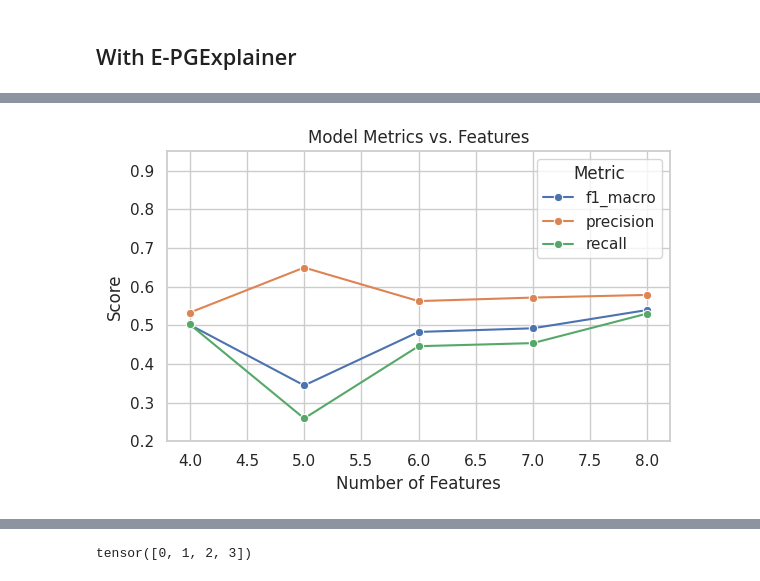
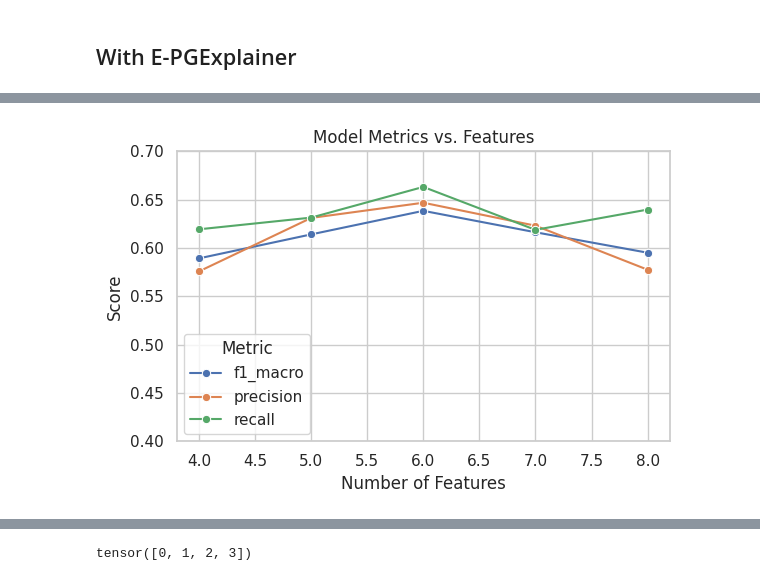
Before and after one commit to EANimesha/TrustGuard, a Jupyter notebook: Trustguard_NF_ToN_IoT.ipynb, the cells around one changed output, grey strips where cells are left out. Cells and saved outputs as stored; diff of their text form; code cells hidden in the pictures.

```diff
--- a/Trustguard_NF_ToN_IoT.ipynb
+++ b/Trustguard_NF_ToN_IoT.ipynb
@@ -599,6 +612,8 @@ class ExplainerModel(nn.Module):
     def __init__(self):
         super(ExplainerModel, self).__init__()
         self.elayers = nn.Sequential(
+            nn.Linear(256, 128),
+            nn.ReLU(),
             nn.Linear(128, 64),
             nn.ReLU(),
             nn.Linear(64, 8)
@@ -763,8 +778,8 @@ class PGExplainer(nn.Module):
               # row_emb = embed[row.long()]
               # self_emb = embed[inverse_indices[0]].repeat(sg.num_edges(), 1)
               # need to concat these if considering combine node-based edge embeddings with raw edge features
-              # emb = create_explainer_input(sg.edges(), embeds) # i think not needed because we do not consider on node embeddings
-              batched_embed.append(embed)
+              emb = create_explainer_input(sg.edges(), embed) # i think not needed because we do not consider on node embeddings
+              batched_embed.append(emb)
               batched_graph.append(sg)
               # print("train step edge:",edge_id)
 
@@ -2435,7 +2520,8 @@ def predict_one_vs_all(model,graph,nfeats, efeats,selected_features_per_class):
 selected_features_per_class_gnn ={0: [2, 6, 4, 1, 5, 7, 0, 3], 1: [3, 5, 1, 6, 7, 0, 4, 2], 2: [1, 5, 6, 0, 7, 4, 2, 3], 3: [5, 3, 0, 4, 6, 1, 2, 7]}
 
 #for e-pg
-selected_features_per_class_pg = {0: [5, 3, 6, 4, 1, 7, 2, 0], 1: [2, 0, 3, 4, 5, 1, 7, 6], 2: [6, 2, 5, 0, 3, 7, 4, 1], 3: [7, 4, 2, 6, 5, 3, 1, 0], 4: [3, 6, 1, 0, 5, 4, 2, 7], 5: [5, 1, 0, 2, 4, 6, 3, 7], 6: [7, 1, 5, 4, 6, 2, 0, 3]}
+selected_features_per_class_pg = {0: [1, 5, 3, 6, 2, 7, 0, 4], 1: [3, 7, 0, 5, 2, 1, 6, 4], 2: [7, 4, 1, 0, 5, 3, 2, 6], 3: [1, 6, 0, 4, 5, 2, 7, 3], 4: [2, 6, 4, 5, 3, 1, 7, 0], 5: [6, 7, 2, 3, 0, 1, 5, 4], 6: [3, 5, 4, 2, 0, 1, 7, 6]}
+# {0: [5, 3, 6, 4, 1, 7, 2, 0], 1: [2, 0, 3, 4, 5, 1, 7, 6], 2: [6, 2, 5, 0, 3, 7, 4, 1], 3: [7, 4, 2, 6, 5, 3, 1, 0], 4: [3, 6, 1, 0, 5, 4, 2, 7], 5: [5, 1, 0, 2, 4, 6, 3, 7], 6: [7, 1, 5, 4, 6, 2, 0, 3]}
 # %% [markdown]
 ## With E-GNNExplainer
 # %%
@@ -2566,6 +2652,7 @@ selected_features_per_class =selected_features_per_class_pg
 df_ova_results=[]
 
 for num in range(8,3,-1):
+  print(num)
   model = Model(num, 128, num, F.relu, 0.2).cuda()
   opt = th.optim.Adam(model.parameters())
 
@@ -2574,8 +2661,10 @@ for num in range(8,3,-1):
     selected_features_per_class_r[key] = selected_features_per_class[key][:num]
 
   # train_losses = []
-  for epoch in range(1,200):#200
-      avg_loss = train_one_vs_all(model,G,nfeats, efeats,  edge_label, train_mask, opt, 4,selected_features_per_class_r)
+  for epoch in range(1,100):#200
+      avg_loss = train_one_vs_all(model,G,nfeats, efeats,  edge_label, train_mask, opt, 7,selected_features_per_class_r)
+      if epoch%20==0:
+          print(avg_loss)
       # train_losses.append(avg_loss)
 
   nfeats_test = G_test.ndata['feature']
@@ -2610,29 +2725,29 @@ df_ova_results
 # %%
 import matplotlib.pyplot as plt
 import seaborn as sns
 
 # Melt the DataFrame to have one row per metric
 df_melted = df_ova_results.melt(id_vars='features',
                     value_vars=['f1_macro', 'precision', 'recall'],
                     var_name='Metric', value_name='Score')
 
 # Plot
 import seaborn as sns
 sns.set(style='whitegrid')
 
 plt.figure(figsize=(6, 4))
 sns.lineplot(data=df_melted, x='features', y='Score', hue='Metric', marker='o')
 
 plt.title('Model Metrics vs. Features')
 plt.xlabel('Number of Features')
 plt.ylabel('Score')
-plt.ylim(0.20, 0.95)
+plt.ylim(0.40, 0.70)
 plt.legend(title='Metric')
 plt.tight_layout()
 # plt.savefig("/scratch/kc01/na3038/TrainedModels/plot.png")
 plt.show()
 # %% [output]
-[figure, old version]
+[figure, new version]
 # %%
 nfeats = G.ndata['h']
 efeats = G.edata['h']
```
Also changed, not shown: parts of 26 cells of this notebook, 2 other files.
